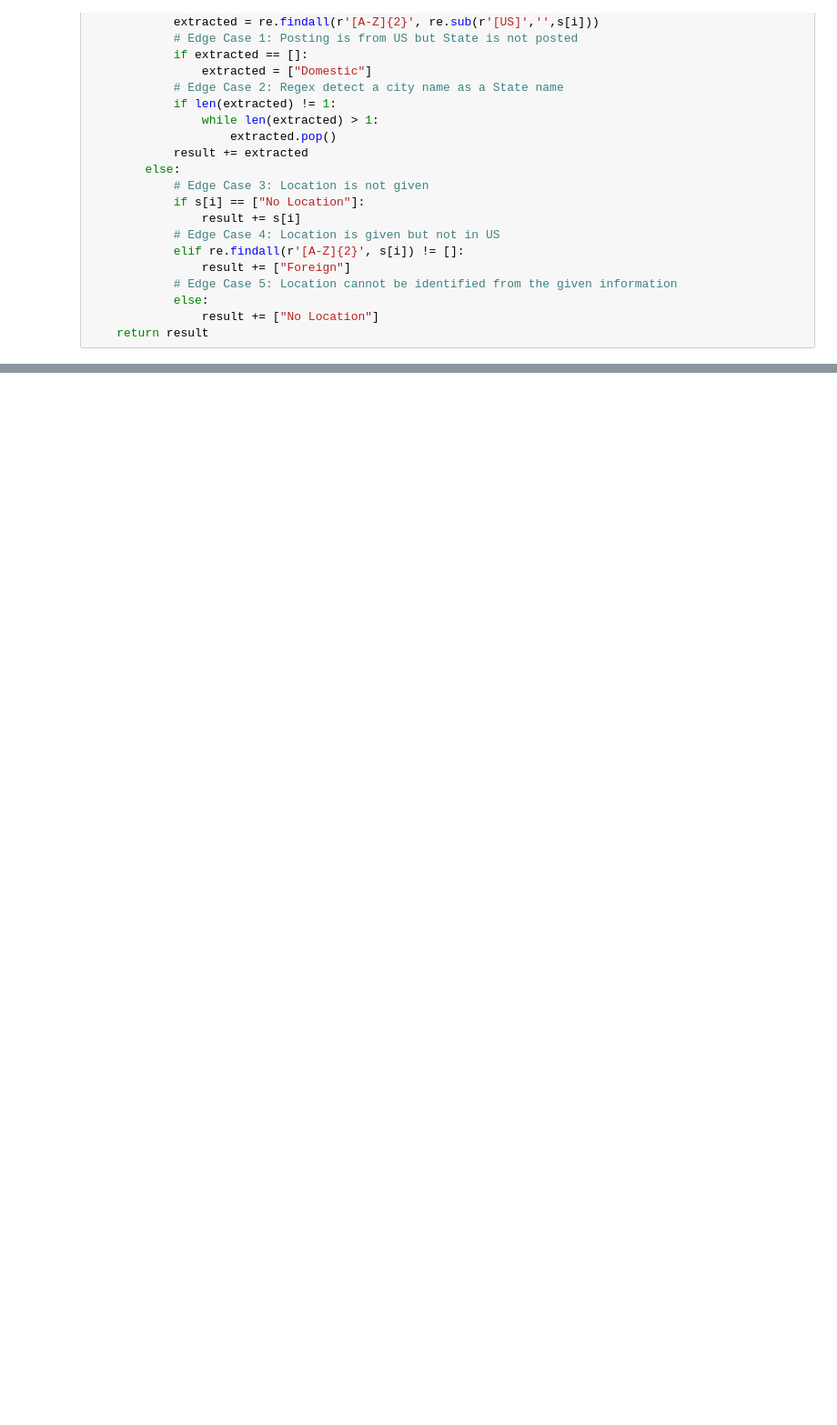
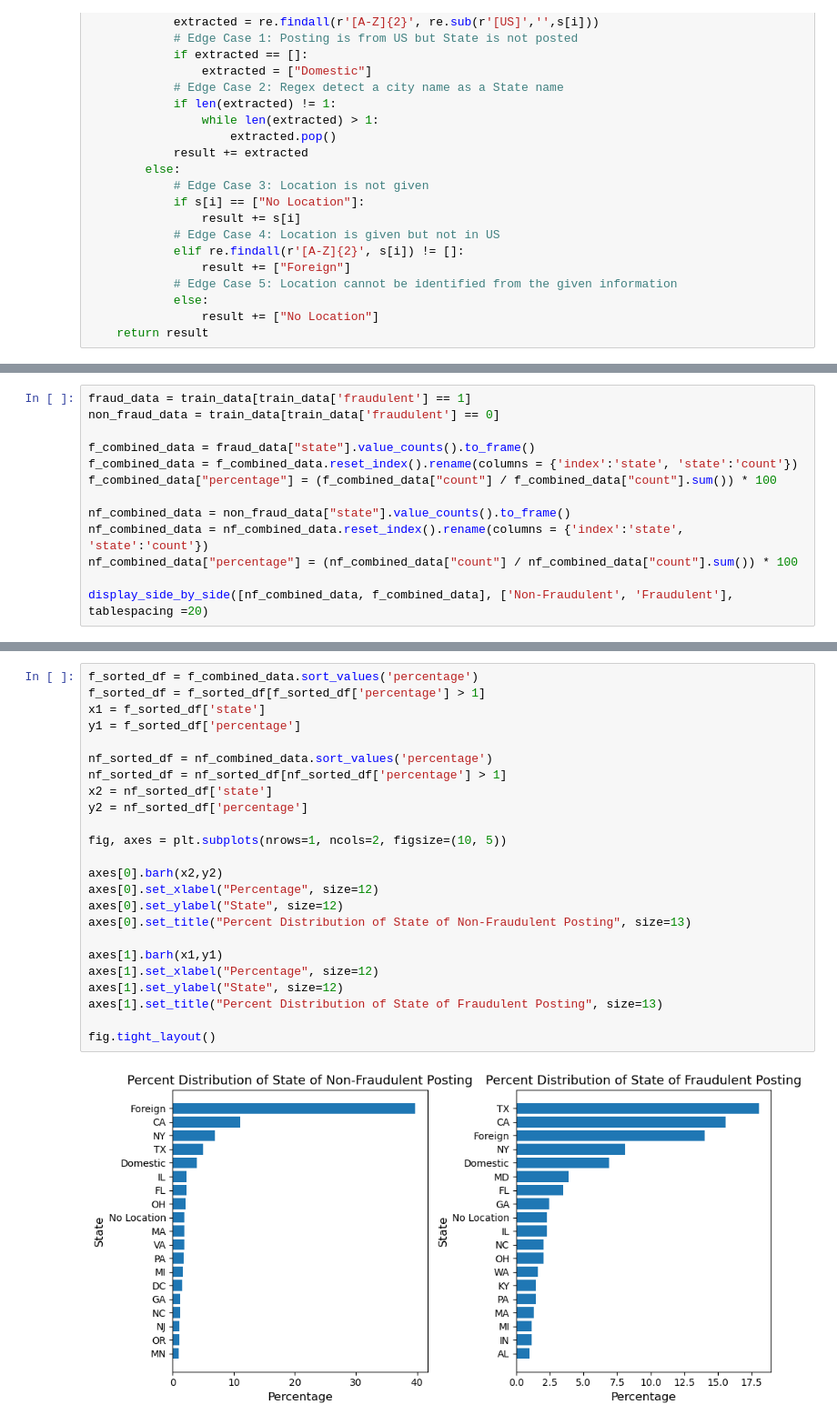
Before and after one commit to dhcheong/ClassifyingFake, a Jupyter notebook: PF.ipynb, the cells around one changed output, grey strips where cells are left out. Shown at 91% size. Cells and saved outputs as stored; diff of their text form; blank space fills up the shorter version.

```diff
--- a/PF.ipynb
+++ b/PF.ipynb
@@ -127,0 +179,13 @@ x
+# %%
+fraud_data = train_data[train_data['fraudulent'] == 1]
+non_fraud_data = train_data[train_data['fraudulent'] == 0]
+
+f_combined_data = fraud_data["state"].value_counts().to_frame()
+f_combined_data = f_combined_data.reset_index().rename(columns = {'index':'state', 'state':'count'})
+f_combined_data["percentage"] = (f_combined_data["count"] / f_combined_data["count"].sum()) * 100
+
+nf_combined_data = non_fraud_data["state"].value_counts().to_frame()
+nf_combined_data = nf_combined_data.reset_index().rename(columns = {'index':'state', 'state':'count'})
+nf_combined_data["percentage"] = (nf_combined_data["count"] / nf_combined_data["count"].sum()) * 100
+
+display_side_by_side([nf_combined_data, f_combined_data], ['Non-Fraudulent', 'Fraudulent'], tablespacing =20)
@@ -127,0 +229,26 @@ x
+# %%
+f_sorted_df = f_combined_data.sort_values('percentage')
+f_sorted_df = f_sorted_df[f_sorted_df['percentage'] > 1]
+x1 = f_sorted_df['state']
+y1 = f_sorted_df['percentage']
+
+nf_sorted_df = nf_combined_data.sort_values('percentage')
+nf_sorted_df = nf_sorted_df[nf_sorted_df['percentage'] > 1]
+x2 = nf_sorted_df['state']
+y2 = nf_sorted_df['percentage']
+
+fig, axes = plt.subplots(nrows=1, ncols=2, figsize=(10, 5))
+
+axes[0].barh(x2,y2)
+axes[0].set_xlabel("Percentage", size=12)
+axes[0].set_ylabel("State", size=12)
+axes[0].set_title("Percent Distribution of State of Non-Fraudulent Posting", size=13)
+
+axes[1].barh(x1,y1)
+axes[1].set_xlabel("Percentage", size=12)
+axes[1].set_ylabel("State", size=12)
+axes[1].set_title("Percent Distribution of State of Fraudulent Posting", size=13)
+
+fig.tight_layout()
+# %% [output]
+[figure, added]
```
Also changed, not shown: parts of 24 cells of this notebook.
